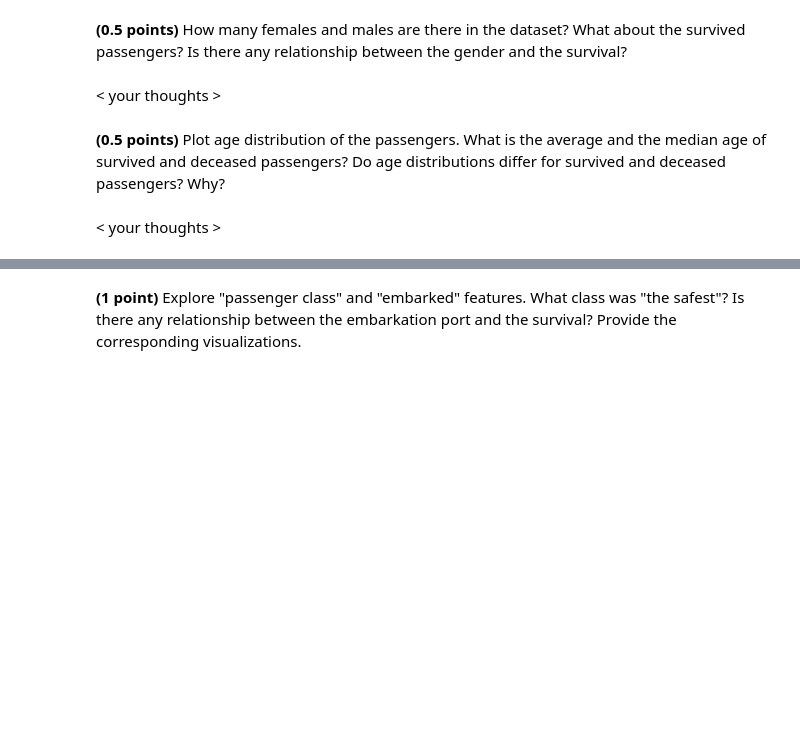
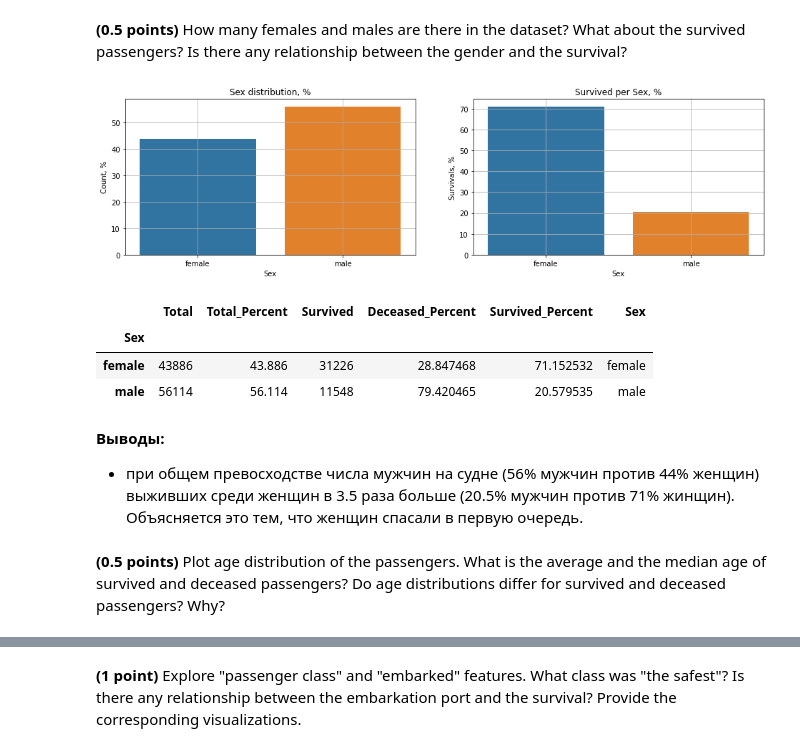
Before and after one commit to aslmyura/ml-python, a Jupyter notebook: 5_classification_linear_knn/hw_classification.ipynb, the cells around one changed output, grey strips where cells are left out. Cells and saved outputs as stored; diff of their text form; code cells hidden in the pictures; blank space fills up the shorter version.

```diff
--- a/5_classification_linear_knn/hw_classification.ipynb
+++ b/5_classification_linear_knn/hw_classification.ipynb
@@ -775,4 +839,41 @@ data.head()
-# %% [markdown]
-< your thoughts >
+# %%
+rows_count = data['Sex'].count()
+sex_total_count = data.groupby(['Sex']).Name.count()
+
+sex_stats = pd.DataFrame(data = sex_total_count)
+sex_stats = sex_stats.rename(columns = {'Name':'Total'})
+sex_stats['Total_Percent'] = sex_stats.Total / rows_count * 100
+sex_stats['Survived'] = data.loc[data.Survived == True].groupby(['Sex']).Name.count()
+sex_stats['Deceased_Percent'] = (sex_total_count - sex_stats.Survived) / sex_total_count * 100
+sex_stats['Survived_Percent'] = sex_stats.Survived / sex_total_count * 100
+sex_stats['Sex'] = sex_stats.index
+
+
+fig, axes = plt.subplots(ncols=2, nrows=1, figsize=(16,4))
+
+sns.barplot(x=sex_stats['Sex'], y=sex_stats['Total_Percent'], ax = axes[0])
+axes[0].set_title('Sex distribution, %')
+axes[0].set_ylabel('Count, %')
+axes[0].set_xlabel('Sex')
+axes[0].grid()
+
+
+sns.barplot(x=sex_stats['Sex'], y=sex_stats['Survived_Percent'], ax = axes[1])
+axes[1].set_title('Survived per Sex, %')
+axes[1].set_ylabel('Survivals, %')
+axes[1].set_xlabel('Sex')
+axes[1].grid()
+# %% [output]
+[figure, added]
+# %%
+sex_stats.head()
+# %% [output]
+|  | Total | Total_Percent | Survived | Deceased_Percent | Survived_Percent | Sex |
+| Sex |  |  |  |  |  |  |
+| female | 43886 | 43.886 | 31226 | 28.847468 | 71.152532 | female |
+| male | 56114 | 56.114 | 11548 | 79.420465 | 20.579535 | male |
+# %% [markdown]
+**Выводы:**
+- при общем превосходстве числа мужчин на судне (56% мужчин против 44% женщин) выживших среди женщин в 3.5 раза больше (20.5% мужчин против 71% жинщин). Объясняется это тем, что женщин спасали в первую очередь.
 # %% [markdown]
 **(0.5 points)** Plot age distribution of the passengers. What is the average and the median age of survived and deceased passengers? Do age distributions differ for survived and deceased passengers? Why?
@@ -781,2 +879,0 @@ data.head()
-# %% [markdown]
-< your thoughts >
```
Also changed, not shown: parts of 75 cells of this notebook.
